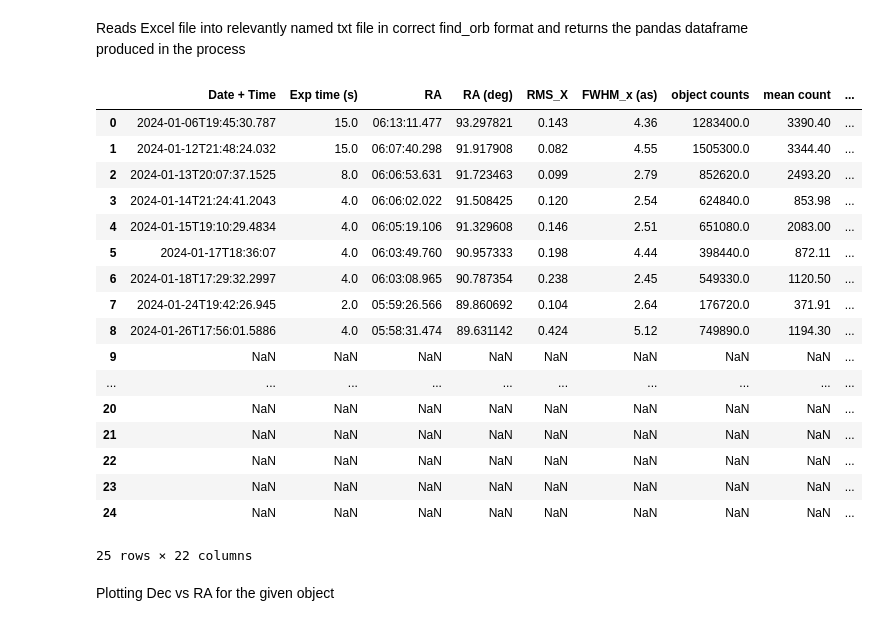
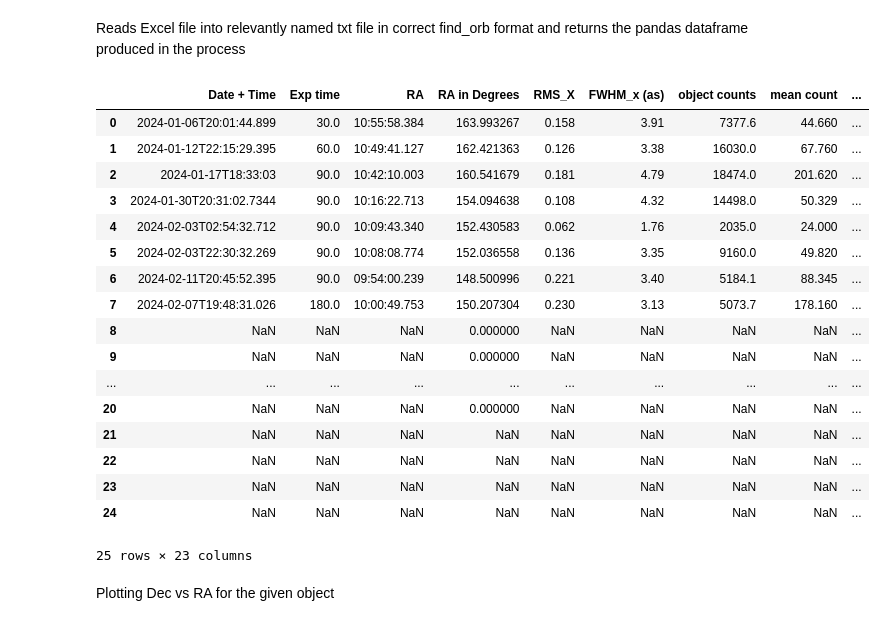
Before and after one commit to BradleyMak/Near-Earth-Asteroids, a Jupyter notebook: read_from_excel.ipynb, the cells around one changed output. Cells and saved outputs as stored; diff of their text form; code cells hidden in the pictures.

```diff
--- a/read_from_excel.ipynb
+++ b/read_from_excel.ipynb
@@ -15,27 +15,27 @@ obs_code = 995
 # %% [markdown]
 Reads Excel file into relevantly named txt file in correct find_orb format and returns the pandas dataframe produced in the process
 # %%
-df = functions.read_from_excel('Astraea', 995)
+df = functions.read_from_excel(f'{object}', 995)
 df
 # %% [output]
-|  | Date + Time | Exp time (s) | RA | RA (deg) | RMS_X | FWHM_x (as) | object counts | mean count | ... |
-| 0 | 2024-01-06T19:45:30.787 | 15.0 | 06:13:11.477 | 93.297821 | 0.143 | 4.36 | 1283400.0 | 3390.40 | ... |
-| 1 | 2024-01-12T21:48:24.032 | 15.0 | 06:07:40.298 | 91.917908 | 0.082 | 4.55 | 1505300.0 | 3344.40 | ... |
-| 2 | 2024-01-13T20:07:37.1525 | 8.0 | 06:06:53.631 | 91.723463 | 0.099 | 2.79 | 852620.0 | 2493.20 | ... |
-| 3 | 2024-01-14T21:24:41.2043 | 4.0 | 06:06:02.022 | 91.508425 | 0.120 | 2.54 | 624840.0 | 853.98 | ... |
-| 4 | 2024-01-15T19:10:29.4834 | 4.0 | 06:05:19.106 | 91.329608 | 0.146 | 2.51 | 651080.0 | 2083.00 | ... |
-| 5 | 2024-01-17T18:36:07 | 4.0 | 06:03:49.760 | 90.957333 | 0.198 | 4.44 | 398440.0 | 872.11 | ... |
-| 6 | 2024-01-18T17:29:32.2997 | 4.0 | 06:03:08.965 | 90.787354 | 0.238 | 2.45 | 549330.0 | 1120.50 | ... |
-| 7 | 2024-01-24T19:42:26.945 | 2.0 | 05:59:26.566 | 89.860692 | 0.104 | 2.64 | 176720.0 | 371.91 | ... |
-| 8 | 2024-01-26T17:56:01.5886 | 4.0 | 05:58:31.474 | 89.631142 | 0.424 | 5.12 | 749890.0 | 1194.30 | ... |
-| 9 | NaN | NaN | NaN | NaN | NaN | NaN | NaN | NaN | ... |
+|  | Date + Time | Exp time | RA | RA in Degrees | RMS_X | FWHM_x (as) | object counts | mean count | ... |
+| 0 | 2024-01-06T20:01:44.899 | 30.0 | 10:55:58.384 | 163.993267 | 0.158 | 3.91 | 7377.6 | 44.660 | ... |
+| 1 | 2024-01-12T22:15:29.395 | 60.0 | 10:49:41.127 | 162.421363 | 0.126 | 3.38 | 16030.0 | 67.760 | ... |
+| 2 | 2024-01-17T18:33:03 | 90.0 | 10:42:10.003 | 160.541679 | 0.181 | 4.79 | 18474.0 | 201.620 | ... |
+| 3 | 2024-01-30T20:31:02.7344 | 90.0 | 10:16:22.713 | 154.094638 | 0.108 | 4.32 | 14498.0 | 50.329 | ... |
+| 4 | 2024-02-03T02:54:32.712 | 90.0 | 10:09:43.340 | 152.430583 | 0.062 | 1.76 | 2035.0 | 24.000 | ... |
+| 5 | 2024-02-03T22:30:32.269 | 90.0 | 10:08:08.774 | 152.036558 | 0.136 | 3.35 | 9160.0 | 49.820 | ... |
+| 6 | 2024-02-11T20:45:52.395 | 90.0 | 09:54:00.239 | 148.500996 | 0.221 | 3.40 | 5184.1 | 88.345 | ... |
+| 7 | 2024-02-07T19:48:31.026 | 180.0 | 10:00:49.753 | 150.207304 | 0.230 | 3.13 | 5073.7 | 178.160 | ... |
+| 8 | NaN | NaN | NaN | 0.000000 | NaN | NaN | NaN | NaN | ... |
+| 9 | NaN | NaN | NaN | 0.000000 | NaN | NaN | NaN | NaN | ... |
 | ... | ... | ... | ... | ... | ... | ... | ... | ... | ... |
-| 20 | NaN | NaN | NaN | NaN | NaN | NaN | NaN | NaN | ... |
+| 20 | NaN | NaN | NaN | 0.000000 | NaN | NaN | NaN | NaN | ... |
 | 21 | NaN | NaN | NaN | NaN | NaN | NaN | NaN | NaN | ... |
 | 22 | NaN | NaN | NaN | NaN | NaN | NaN | NaN | NaN | ... |
 | 23 | NaN | NaN | NaN | NaN | NaN | NaN | NaN | NaN | ... |
 | 24 | NaN | NaN | NaN | NaN | NaN | NaN | NaN | NaN | ... |
-25 rows × 22 columns
+25 rows × 23 columns
 # %% [markdown]
 Plotting Dec vs RA for the given object
 # %%
```
Also changed, not shown: parts of 2 cells of this notebook, 4 other files.
